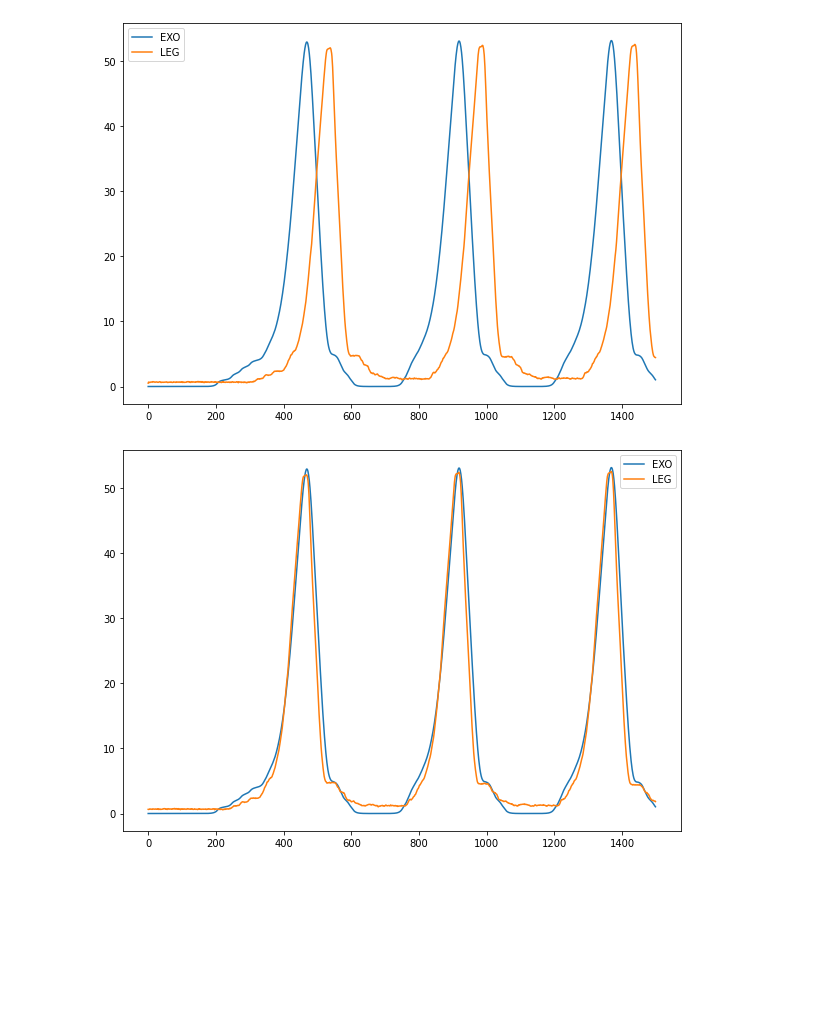
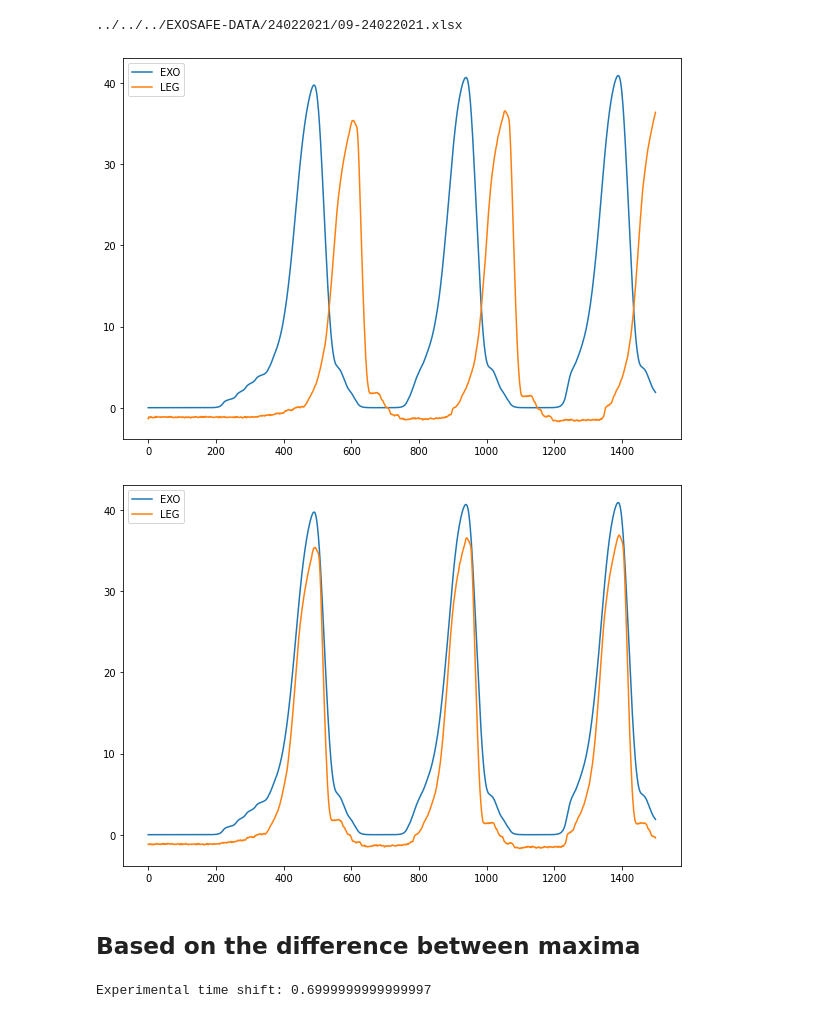
Before and after one commit to hl0d0w1g/EXOSAFE-ML, a Jupyter notebook: notebooks/aux/leg_data_aligment.ipynb, the cells around one changed output. Saved outputs shown, nothing was run; the diff lists cells and outputs as text; code cells hidden in the pictures; blank space fills up the shorter version.

Commit message:
Leg data aligment based on local maxima

```diff
--- a/notebooks/aux/leg_data_aligment.ipynb
+++ b/notebooks/aux/leg_data_aligment.ipynb
@@ -19,0 +23,20 @@ N_EXPERIMENTS = 15
+# %%
+# Dictionary to exclude specific experiments (date: [experiment ids])
+# These experiments are excluded by lack of data
+EXPERIMENTS_TO_EXCLUDE = {
+    '06022021': ['01', '02', '03', '07', '08', '10'],
+    '08022021': ['03', '04'],
+    '10022021': ['02', '03', '04', '05'],
+    '12022021': ['01', '02', '03', '04', '05', '06', '07'],
+    '15022021': ['02', '03', '04'],
+    '26032021': ['01', '02', '03', '04', '06', '07', '09', '011', '012'],
+    '21042021': ['02', '03', '04', '05', '06', '07', '08']
+}
+
+# Exclude some experiments from the list of files to process
+for exp_date, exp_ids in EXPERIMENTS_TO_EXCLUDE.items():
+    for i in exp_ids:
+        data_ls.remove(ORIGINAL_DATA_DIR + '/{}/{}-{}.xlsx'.format(exp_date, i, exp_date))
+
+print('Files to process ({}):'.format(len(data_ls)))
+print([file.split('/')[-1] for file in data_ls])
@@ -46,3 +67,11 @@ data_df[sheets[0]] = process_parameters_sheet(data_df[sheets[0]])
+# %%
+# Load the data
+print(data_ls[-1])
+data_df = pd.read_excel(data_ls[-1], sheet_name=['Parameters', 'H3processed', 'Leg-Replica'])
+# %% [output]
+../../../EXOSAFE-DATA/24022021/09-24022021.xlsx
+# %%
+exp_params = process_parameters_sheet(data_df['Parameters'])
 # %%
 def shift_leg_data(df, time_shift, total_len, data_res=0.01):
     '''
@@ -63,16 +92,16 @@ def shift_leg_data(df, time_shift, total_len, data_res=0.01):
     return df.iloc[idx_start:idx_end].reset_index(drop=True)
 # %%
 plt.figure(figsize=(10,7))
-plt.plot(data_df[sheets[4]]['LKneePos'].iloc[:1500], label='EXO')
-plt.plot(data_df[sheets[5]]['LegKneePositionFiltered'].iloc[:1500], label='LEG')
+plt.plot(data_df['H3processed']['LKneePos'].iloc[:1500], label='EXO')
+plt.plot(data_df['Leg-Replica']['LegKneePositionFiltered'].iloc[:1500], label='LEG')
 plt.legend()
 plt.show()
 # %% [output]
-[figure, old version]
+[figure, new version]
 # %%
-df = data_df[sheets[5]].iloc[3:]
-time_shift = data_df[sheets[0]]['TimeShift']
-total_len = len(data_df[sheets[4]])
+df = data_df['Leg-Replica'].iloc[3:]
+time_shift = exp_params['TimeShift']
+total_len = len(data_df['H3processed'])
 data_res = 0.01
 
 idx_start = math.ceil(time_shift / data_res)
@@ -80,9 +109,11 @@ idx_end = total_len + idx_start
 leg_df_processed = df.iloc[idx_start:idx_end].reset_index(drop=True)
 # %%
 plt.figure(figsize=(10,7))
-plt.plot(data_df[sheets[4]]['LKneePos'].iloc[:1500], label='EXO')
+plt.plot(data_df['H3processed']['LKneePos'].iloc[:1500], label='EXO')
 plt.plot(leg_df_processed['LegKneePositionFiltered'].iloc[:1500], label='LEG')
 plt.legend()
 plt.show()
 # %% [output]
-[figure, old version]
+[figure, new version]
+# %% [markdown]
+## Based on the difference between maxima
@@ -88,0 +123,6 @@ plt.show()
+# %%
+# Ideal time shift obtained from the experimental setup
+exp_time_shift = data_df['Parameters'].iloc[0]['TimeShift']
+print('Experimental time shift: {}'.format(exp_time_shift))
+# %% [output]
+Experimental time shift: 0.6999999999999997
```
Also changed, not shown: parts of 24 cells of this notebook, 2 other files.
